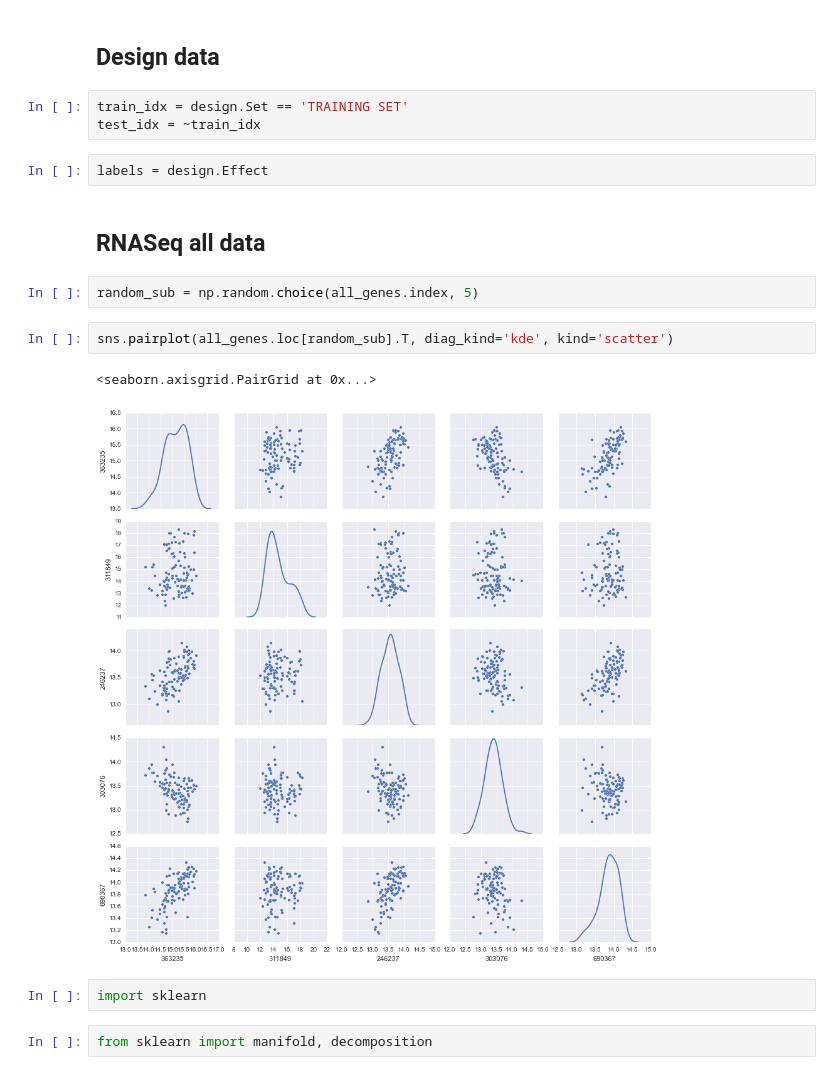
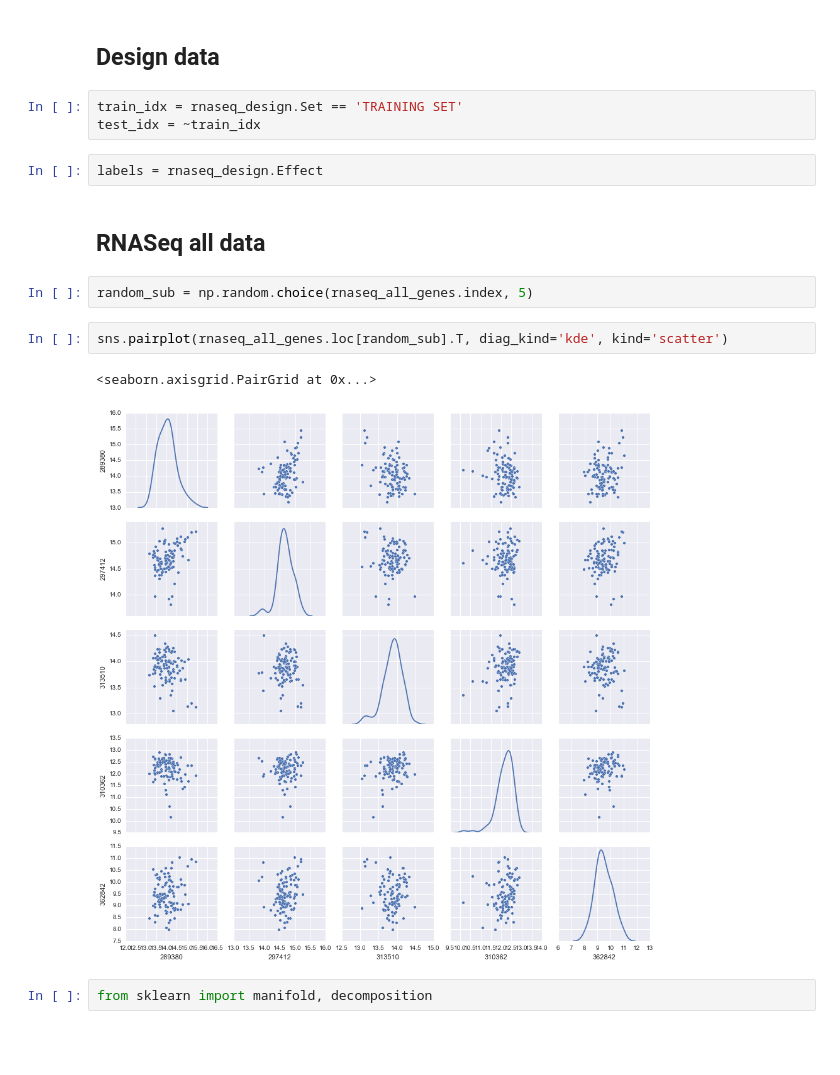
Before and after one commit to mzwiessele/MLPMMarchRetreat2016, a Jupyter notebook: py_notebooks/DataStatistics.ipynb, the cells around one changed output. Saved outputs shown, nothing was run; the diff lists cells and outputs as text; blank space fills up the shorter version.

```diff
--- a/py_notebooks/DataStatistics.ipynb
+++ b/py_notebooks/DataStatistics.ipynb
@@ -99,21 +83,19 @@ design: (104, 4)
 # %% [markdown]
 ## Design data
 # %%
-train_idx = design.Set == 'TRAINING SET'
+train_idx = rnaseq_design.Set == 'TRAINING SET'
 test_idx = ~train_idx
 # %%
-labels = design.Effect
+labels = rnaseq_design.Effect
 # %% [markdown]
 ## RNASeq all data
 # %%
-random_sub = np.random.choice(all_genes.index, 5)
+random_sub = np.random.choice(rnaseq_all_genes.index, 5)
 # %%
-sns.pairplot(all_genes.loc[random_sub].T, diag_kind='kde', kind='scatter')
+sns.pairplot(rnaseq_all_genes.loc[random_sub].T, diag_kind='kde', kind='scatter')
 # %% [output]
 <seaborn.axisgrid.PairGrid at 0x...>
-[figure, old version]
+[figure, new version]
-# %%
-import sklearn
 # %%
 from sklearn import manifold, decomposition
 # %%
```
Also changed, not shown: parts of 6 cells of this notebook.
